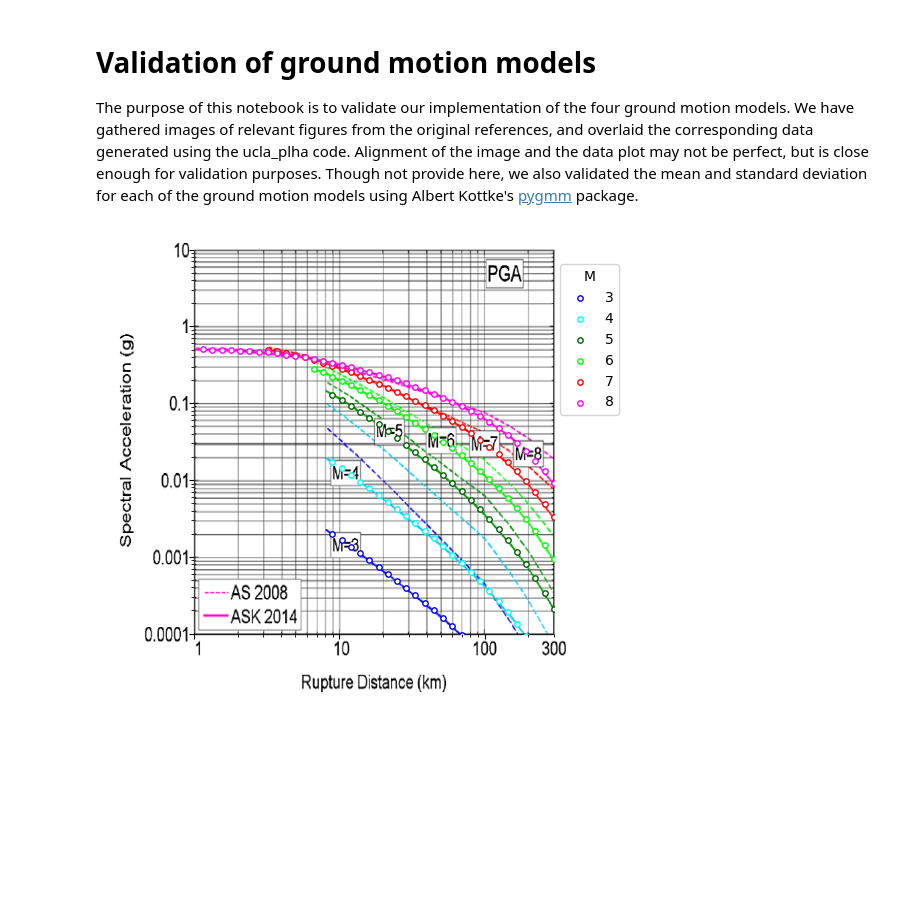
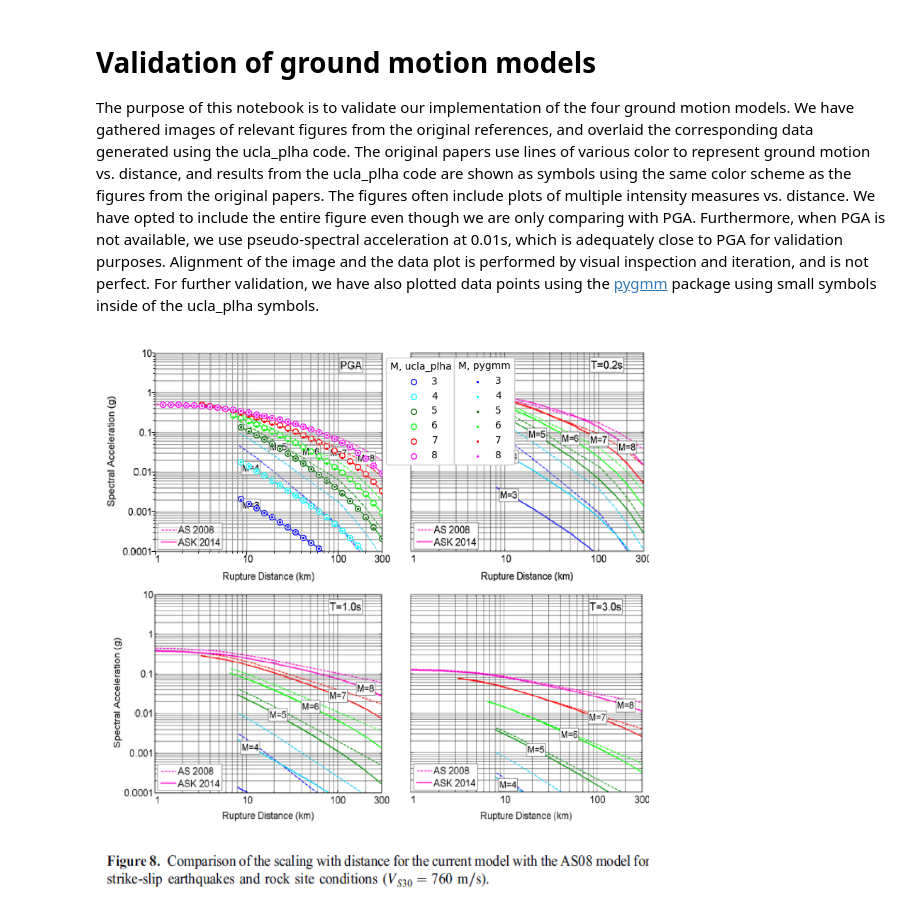
Before and after one commit to meerakota/ucla_plha, a Jupyter notebook: validation/gmm.ipynb, the cells around one changed output. Saved outputs shown, nothing was run; the diff lists cells and outputs as text; code cells hidden in the pictures; blank space fills up the shorter version.

Commit message:
Updating validation code

```diff
--- a/validation/gmm.ipynb
+++ b/validation/gmm.ipynb
@@ -30,15 +3,16 @@ sklearn-compat 0.1.3 requires scikit-learn<1.7,>=1.2, but you have scikit-learn
 # %% [markdown]
 # Validation of ground motion models
 
-The purpose of this notebook is to validate our implementation of the four ground motion models. We have gathered images of relevant figures from the original references, and overlaid the corresponding data generated using the ucla_plha code. Alignment of the image and the data plot may not be perfect, but is close enough for validation purposes. Though not provide here, we also validated the mean and standard deviation for each of the ground motion models using Albert Kottke's [pygmm](https://github.com/arkottke/pygmm) package.
+The purpose of this notebook is to validate our implementation of the four ground motion models. We have gathered images of relevant figures from the original references, and overlaid the corresponding data generated using the ucla_plha code. The original papers use lines of various color to represent ground motion vs. distance, and results from the ucla_plha code are shown as symbols using the same color scheme as the figures from the original papers. The figures often include plots of multiple intensity measures vs. distance. We have opted to include the entire figure even though we are only comparing with PGA. Furthermore, when PGA is not available, we use pseudo-spectral acceleration at 0.01s, which is adequately close to PGA for validation purposes. Alignment of the image and the data plot is performed by visual inspection and iteration, and is not perfect. For further validation, we have also plotted data points using the [pygmm](https://github.com/arkottke/pygmm) package using small symbols inside of the ucla_plha symbols.
 # %%
 # Reproduce Fig. 8 from ASK model
 import numpy as np
 import matplotlib.pyplot as plt
 import matplotlib.image as mpimg
 from ucla_plha.ground_motion_models import ask14
+import pygmm
 
-rrup_vec = np.logspace(0, np.log10(300), 40)
+rrup_vec = np.logspace(0, np.log10(300), 30)
 m_vec = np.asarray([3, 4, 5, 6, 7, 8])
 rrup_lim = np.asarray([8, 8, 8, 6.5, 3.0, 1.0])
 ztor_vec = np.asarray([8, 8, 8, 6.5, 3.0, 0.0])
@@ -46,53 +20,86 @@ colors = np.asarray(["blue", "cyan", "darkgreen", "lime", "red", "magenta"])
 rrup = np.empty(len(m_vec) * len(rrup_vec), dtype=float)
 m = np.empty(len(m_vec) * len(rrup_vec), dtype=float)
 ztor = np.empty(len(m_vec) * len(rrup_vec), dtype=float)
+
+vs30 = 760
+dip = np.full(len(m), 90.0)
+rx = np.full(len(m), 0.0)
+rjb = np.full(len(m), 0.0)
+rx1 = np.full(len(m), 0.0)
+ry0 = np.full(len(m), 0.0)
+fault_type = np.full(len(m), 3)
+pga_pygmm = np.zeros(len(m))
+measured_vs30 = True
+
 I = 0
 for i in range(len(m_vec)):
     for j in range(len(rrup_vec)):
         m[I] = m_vec[i]
         rrup[I] = rrup_vec[j]
         ztor[I] = ztor_vec[i]
+        s = pygmm.model.Scenario(
+            mag = m[I],
+            dist_jb = rjb[I],
+            dist_x = rx[I],
+            dist_rup = rrup[I],
+            dip = dip[I],
+            v_s30 = vs30,
+            mechanism = 'SS',
+            on_hanging_wall = True,
+        )
+        pygmm_output = pygmm.AbrahamsonSilvaKamai2014(s)
+        pga_pygmm[I] = pygmm_output.spec_accels[0]
         I += 1
 
-vs30 = 760
-dip = np.full(len(m), 90.0)
-rx = np.full(len(m), 0.0)
-rx1 = np.full(len(m), 0.0)
-ry0 = np.full(len(m), 0.0)
-fault_type = np.full(len(m), 3)
-measured_vs30 = True
+
 
 mu_ln, sigma_ln = ask14.get_im(
     vs30, rrup, rx, rx1, ry0, m, fault_type, measured_vs30, dip, ztor, z1=None
 )
 pga = np.exp(mu_ln)
 
-fig, ax_img = plt.subplots(figsize=(6, 6))
+fig, ax_img = plt.subplots(figsize=(10, 10))
 
-image = mpimg.imread("ask14_validation.png")
+image = mpimg.imread("ask14_fig8.png")
 ax_img.imshow(image, extent=[0,6,0,6])
 ax_img.axis("off")
-ax_data = fig.add_axes((0.274,0.219,0.6,0.64), frameon=False)
+ax_data = fig.add_axes((0.2,0.588,0.32,0.28), frameon=False)
 ax_data.set_xscale('log')
 ax_data.set_yscale('log')
+ax_data.grid(True, alpha=0.5, which="both")
+ucla_plha_scatter = []
+pygmm_scatter = []
 for i, m_val in enumerate(m_vec):
-    ax_data.scatter(
+    temp = ax_data.scatter(
         rrup[(m == m_val) & (rrup > rrup_lim[i])],
         pga[(m == m_val) & (rrup > rrup_lim[i])],
         label=str(m_val),
         edgecolor=colors[i],
-        facecolor='white',
-        s=15
+        facecolor="white",
+        s=30
     )
+    ucla_plha_scatter.append(temp)
+    temp = ax_data.scatter(
+        rrup[(m == m_val) & (rrup > rrup_lim[i])],
+        pga_pygmm[(m == m_val) & (rrup > rrup_lim[i])],
+        label=str(m_val),
+        color=colors[i],
+        s=2,
+        clip_on = True,
+    )
+    pygmm_scatter.append(temp)
 
 ax_data.set_ylim(0.0001, 10)
 ax_data.set_xlim(1, 300)
 
-ax_data.legend(title="M", loc='upper right', bbox_to_anchor=(1.2,0.98,0,0))
+first_legend = ax_data.legend(handles = ucla_plha_scatter, title="M, ucla_plha", loc='upper left', bbox_to_anchor=(1.0,1.0,0,0), framealpha=1.0)
+second_legend = ax_data.legend(handles = pygmm_scatter, title="M, pygmm", loc='upper left', bbox_to_anchor=(1.3,1.0,0,0), framealpha=1.0)
+ax_data.add_artist(first_legend)
+ax_data.add_artist(second_legend)
 ax_data.tick_params(axis='x', labelbottom=False)
 ax_data.tick_params(axis='y', labelleft=False)
 # %% [output]
-[figure, old version]
+[figure, new version]
 # %%
 # Reproduce PGA part of Fig. 7 from BSSA14 model
 import numpy as np
```
Also changed, not shown: parts of 6 cells of this notebook, 10 other files.
